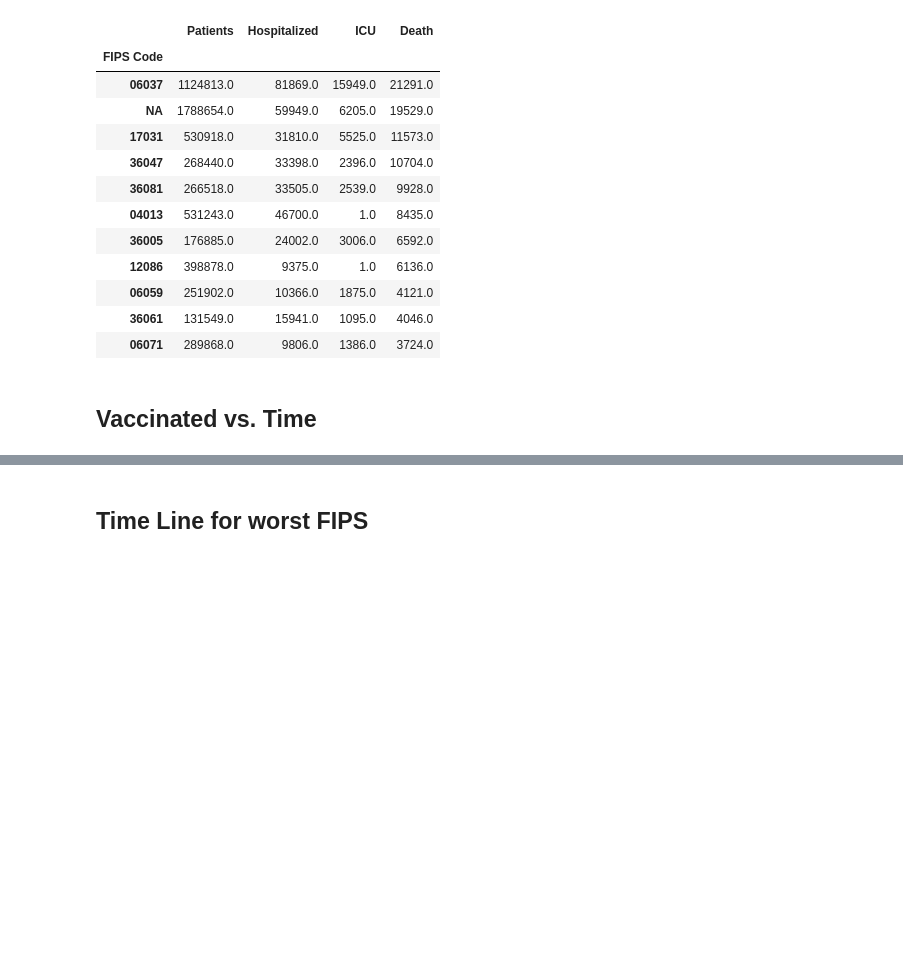
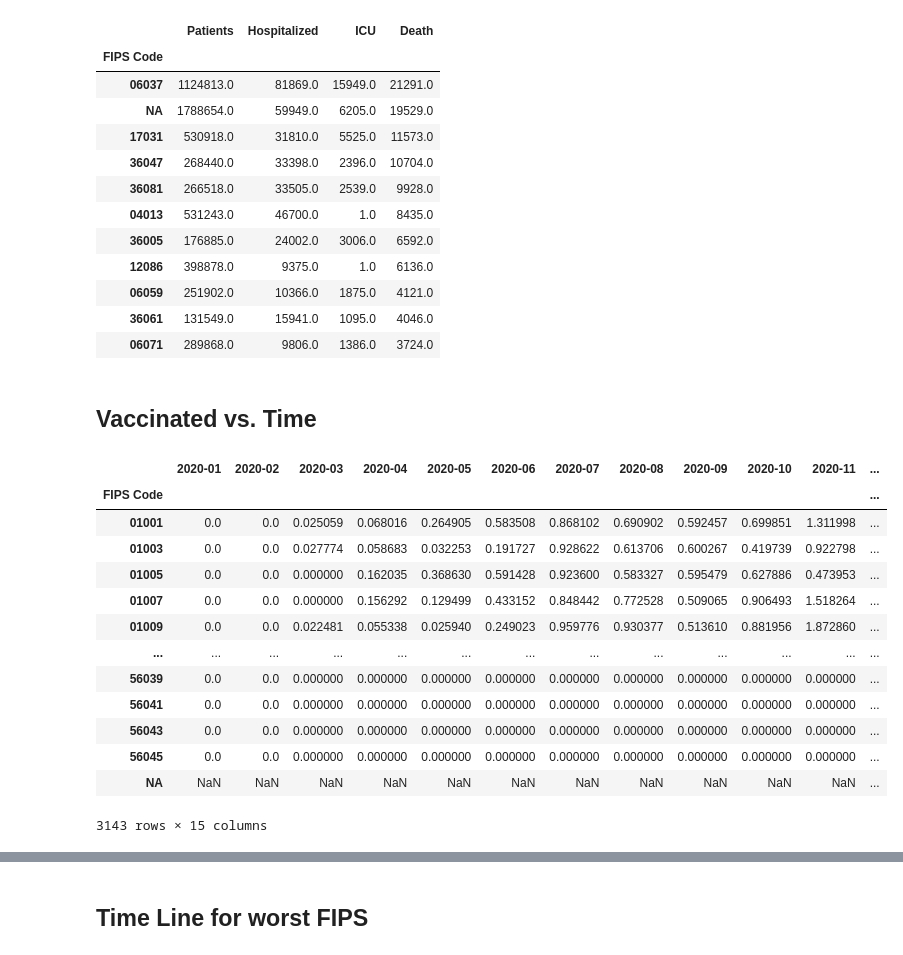
Before and after one commit to mgeffroy/P1-US-COVID-19-Vaccination-Campaign, a Jupyter notebook: P1.3_Data_Analysis-Mariana.ipynb, the cells around one changed output, grey strips where cells are left out. Drawn from its saved outputs; the diff is of its cells as text; code cells hidden in the pictures; blank space fills up the shorter version.

```diff
--- a/P1.3_Data_Analysis-Mariana.ipynb
+++ b/P1.3_Data_Analysis-Mariana.ipynb
@@ -218,4 +219,20 @@ worst_ten_death
 ## Vaccinated vs. Time
 # %%
 #Division to get relative values in the dataframe for cases and months
-rel_time = (patients_df.div(census_data.POPESTIMATE2019, axis=0))*100000
+rel_time = (patients_df.div(census_data.POPESTIMATE2019, axis=0))*100
+rel_time
+# %% [output]
+|  | 2020-01 | 2020-02 | 2020-03 | 2020-04 | 2020-05 | 2020-06 | 2020-07 | 2020-08 | 2020-09 | 2020-10 | 2020-11 | ... |
+| FIPS Code |  |  |  |  |  |  |  |  |  |  |  | ... |
+| 01001 | 0.0 | 0.0 | 0.025059 | 0.068016 | 0.264905 | 0.583508 | 0.868102 | 0.690902 | 0.592457 | 0.699851 | 1.311998 | ... |
+| 01003 | 0.0 | 0.0 | 0.027774 | 0.058683 | 0.032253 | 0.191727 | 0.928622 | 0.613706 | 0.600267 | 0.419739 | 0.922798 | ... |
+| 01005 | 0.0 | 0.0 | 0.000000 | 0.162035 | 0.368630 | 0.591428 | 0.923600 | 0.583327 | 0.595479 | 0.627886 | 0.473953 | ... |
+| 01007 | 0.0 | 0.0 | 0.000000 | 0.156292 | 0.129499 | 0.433152 | 0.848442 | 0.772528 | 0.509065 | 0.906493 | 1.518264 | ... |
+| 01009 | 0.0 | 0.0 | 0.022481 | 0.055338 | 0.025940 | 0.249023 | 0.959776 | 0.930377 | 0.513610 | 0.881956 | 1.872860 | ... |
+| ... | ... | ... | ... | ... | ... | ... | ... | ... | ... | ... | ... | ... |
+| 56039 | 0.0 | 0.0 | 0.000000 | 0.000000 | 0.000000 | 0.000000 | 0.000000 | 0.000000 | 0.000000 | 0.000000 | 0.000000 | ... |
+| 56041 | 0.0 | 0.0 | 0.000000 | 0.000000 | 0.000000 | 0.000000 | 0.000000 | 0.000000 | 0.000000 | 0.000000 | 0.000000 | ... |
+| 56043 | 0.0 | 0.0 | 0.000000 | 0.000000 | 0.000000 | 0.000000 | 0.000000 | 0.000000 | 0.000000 | 0.000000 | 0.000000 | ... |
+| 56045 | 0.0 | 0.0 | 0.000000 | 0.000000 | 0.000000 | 0.000000 | 0.000000 | 0.000000 | 0.000000 | 0.000000 | 0.000000 | ... |
+| NA | NaN | NaN | NaN | NaN | NaN | NaN | NaN | NaN | NaN | NaN | NaN | ... |
+3143 rows × 15 columns
```
Also changed, not shown: parts of 7 cells of this notebook.
